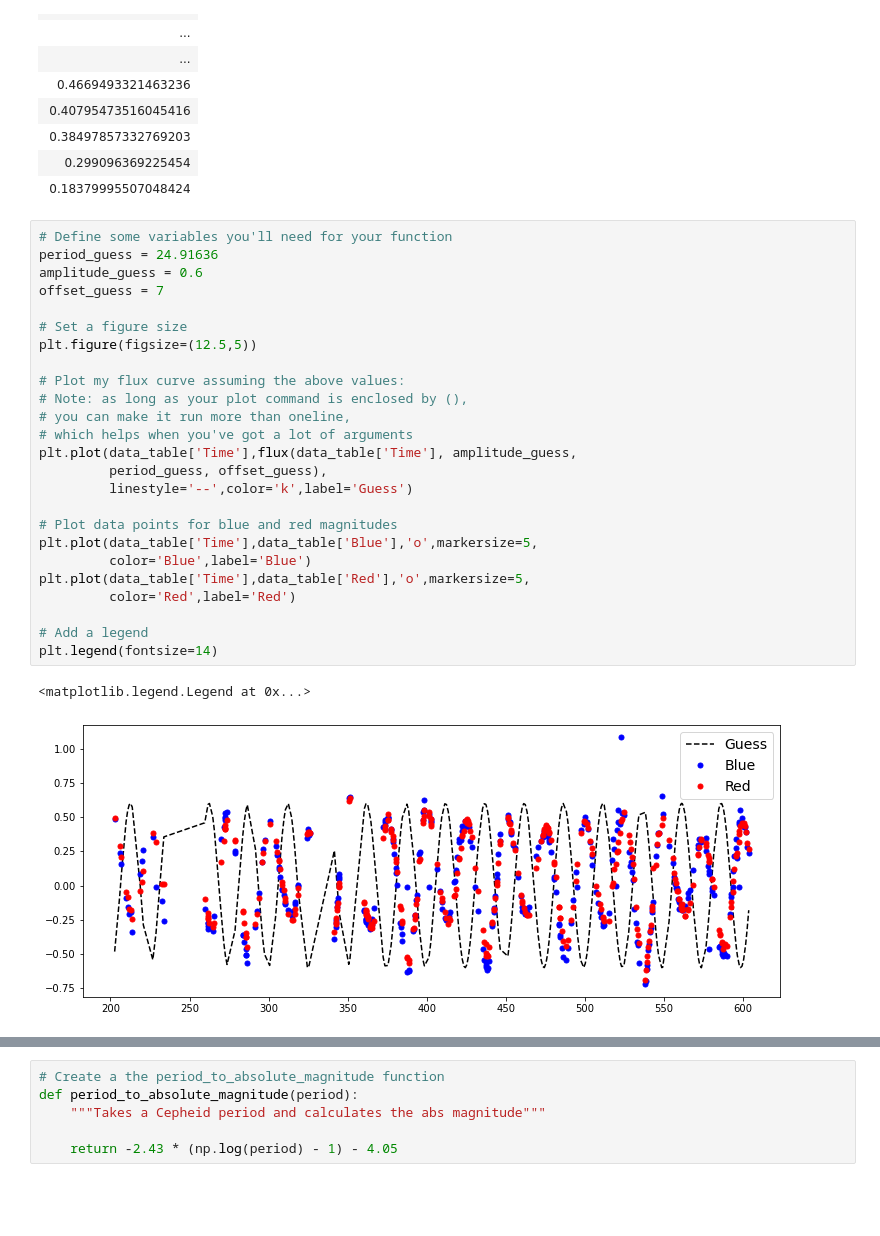
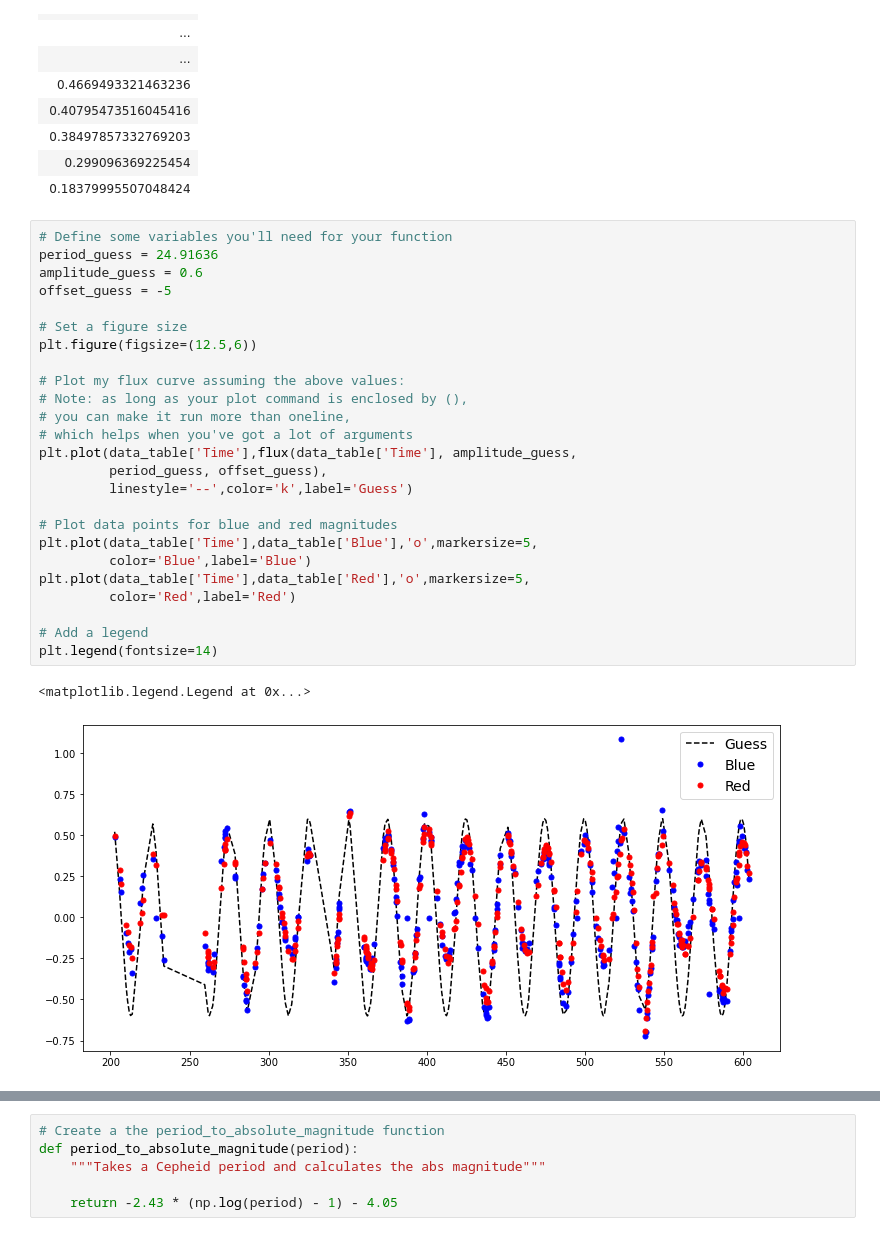
Before and after one commit to tuckwise/astr3190sp22, a Jupyter notebook: Research/Cepheid_research_capps.ipynb, the cells around one changed output, grey strips where cells are left out. Cells and saved outputs as stored; diff of their text form; blank space fills up the shorter version.

```diff
--- a/Research/Cepheid_research_capps.ipynb
+++ b/Research/Cepheid_research_capps.ipynb
@@ -90,31 +90,31 @@ flux(data_table['Time'], 0.5, 24.5, 5)
 # %%
 # Define some variables you'll need for your function
 period_guess = 24.91636
 amplitude_guess = 0.6
-offset_guess = 7
+offset_guess = -5
 
 # Set a figure size
-plt.figure(figsize=(12.5,5))
+plt.figure(figsize=(12.5,6))
 
 # Plot my flux curve assuming the above values:
 # Note: as long as your plot command is enclosed by (),
 # you can make it run more than oneline,
 # which helps when you've got a lot of arguments
 plt.plot(data_table['Time'],flux(data_table['Time'], amplitude_guess,
          period_guess, offset_guess),
          linestyle='--',color='k',label='Guess')
 
 # Plot data points for blue and red magnitudes
 plt.plot(data_table['Time'],data_table['Blue'],'o',markersize=5,
          color='Blue',label='Blue')
 plt.plot(data_table['Time'],data_table['Red'],'o',markersize=5,
          color='Red',label='Red')
 
 # Add a legend
 plt.legend(fontsize=14)
 # %% [output]
 <matplotlib.legend.Legend at 0x...>
-[figure, old version]
+[figure, new version]
 # %% [markdown]
 ### Period-luminosity relation
 
```
Also changed, not shown: parts of 7 cells of this notebook, 2 other files.
